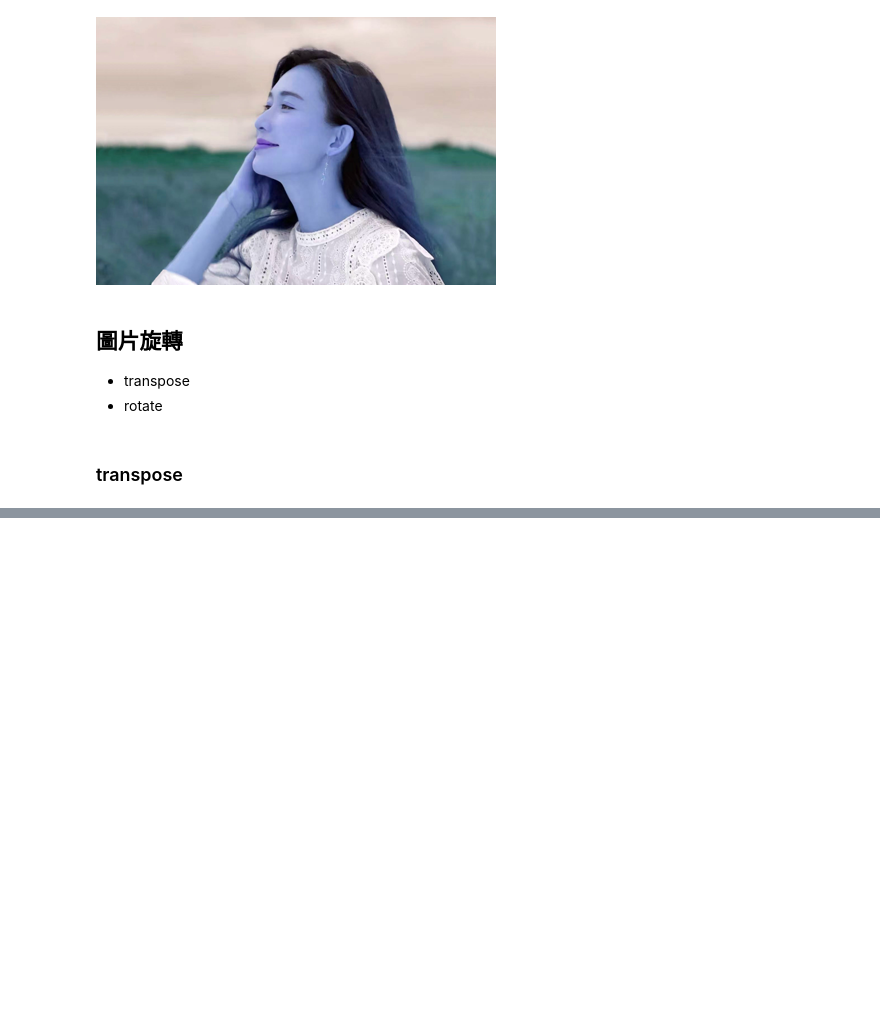
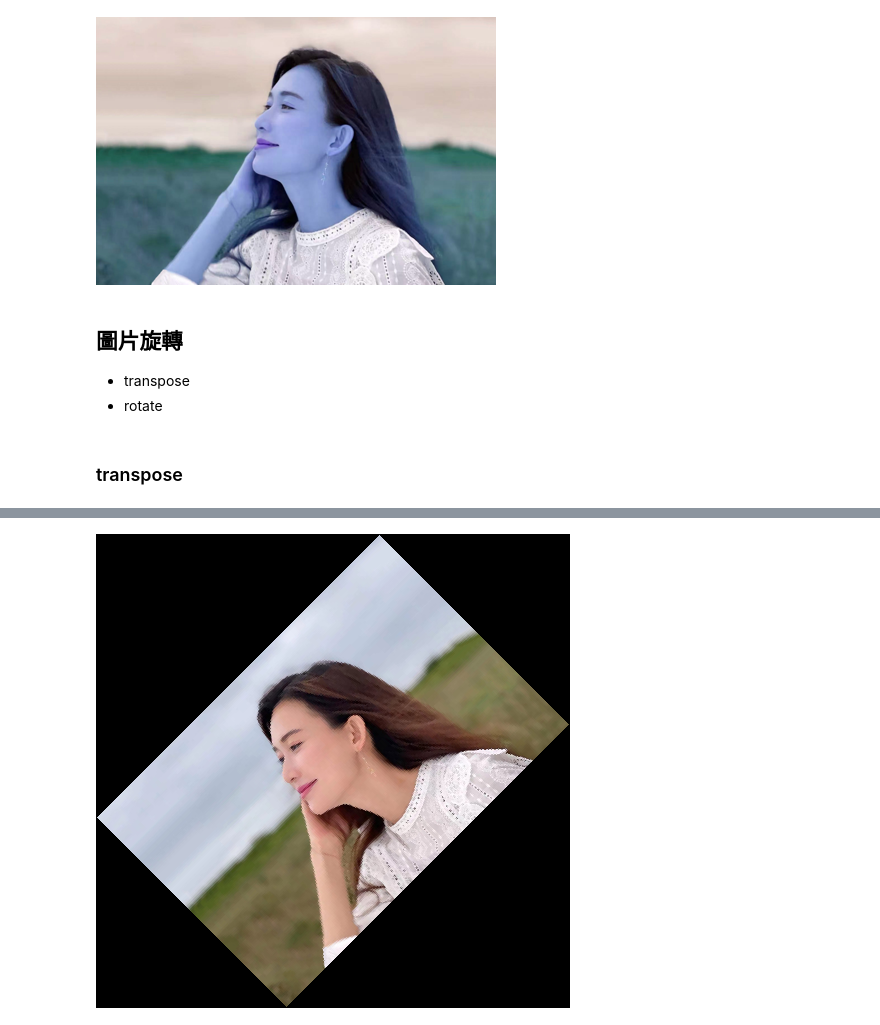
Before and after one commit to Kuo2022/20220702-python, a Jupyter notebook: 20220716.ipynb, the cells around one changed output, grey strips where cells are left out. Cells and saved outputs as stored; diff of their text form; code cells hidden in the pictures; blank space fills up the shorter version.

```diff
--- a/20220716.ipynb
+++ b/20220716.ipynb
@@ -470,0 +483,4 @@ im3.transpose(Image.ROTATE_90)
+# %%
+im3.rotate(45, expand=True)
+# %% [output]
+[figure, added]
```
Also changed, not shown: parts of 17 cells of this notebook.
